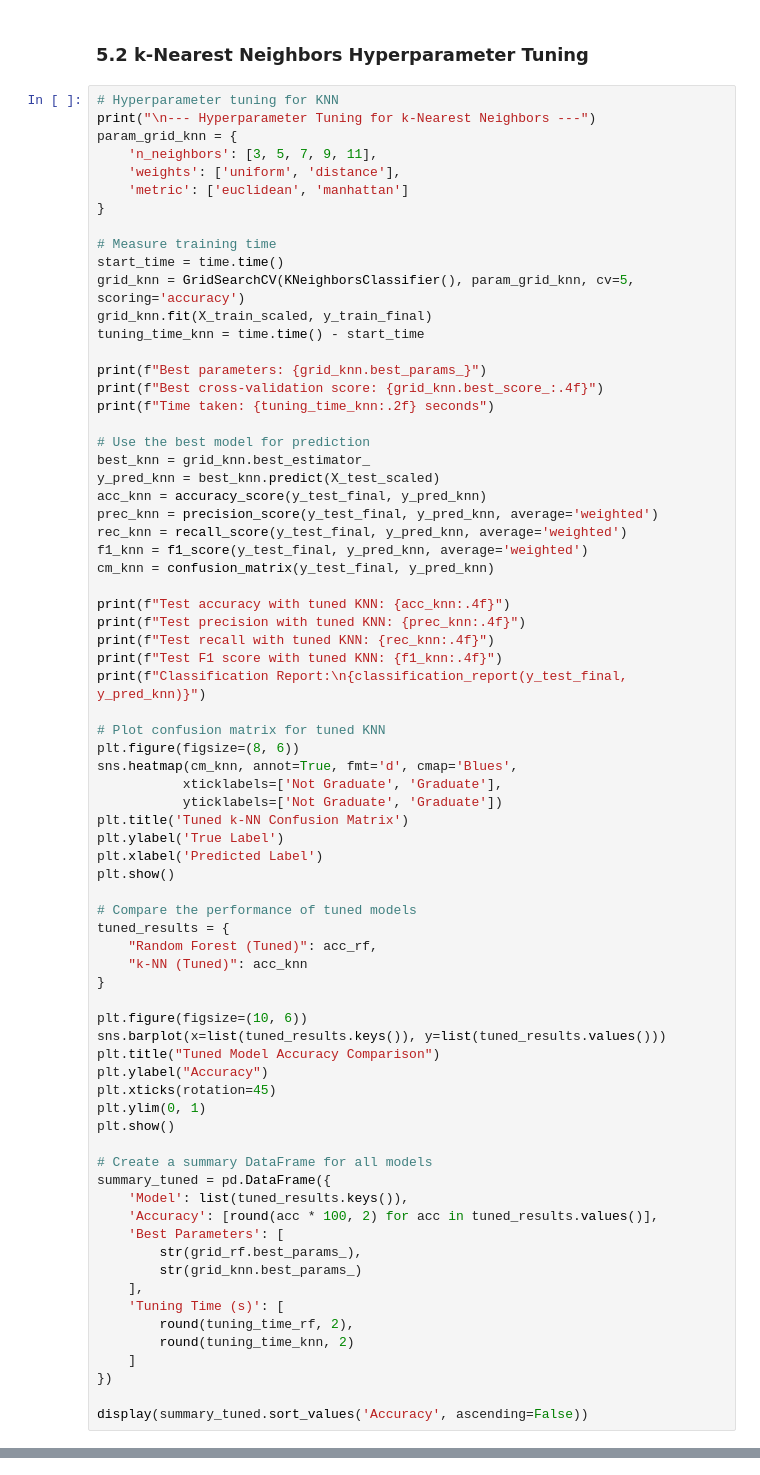
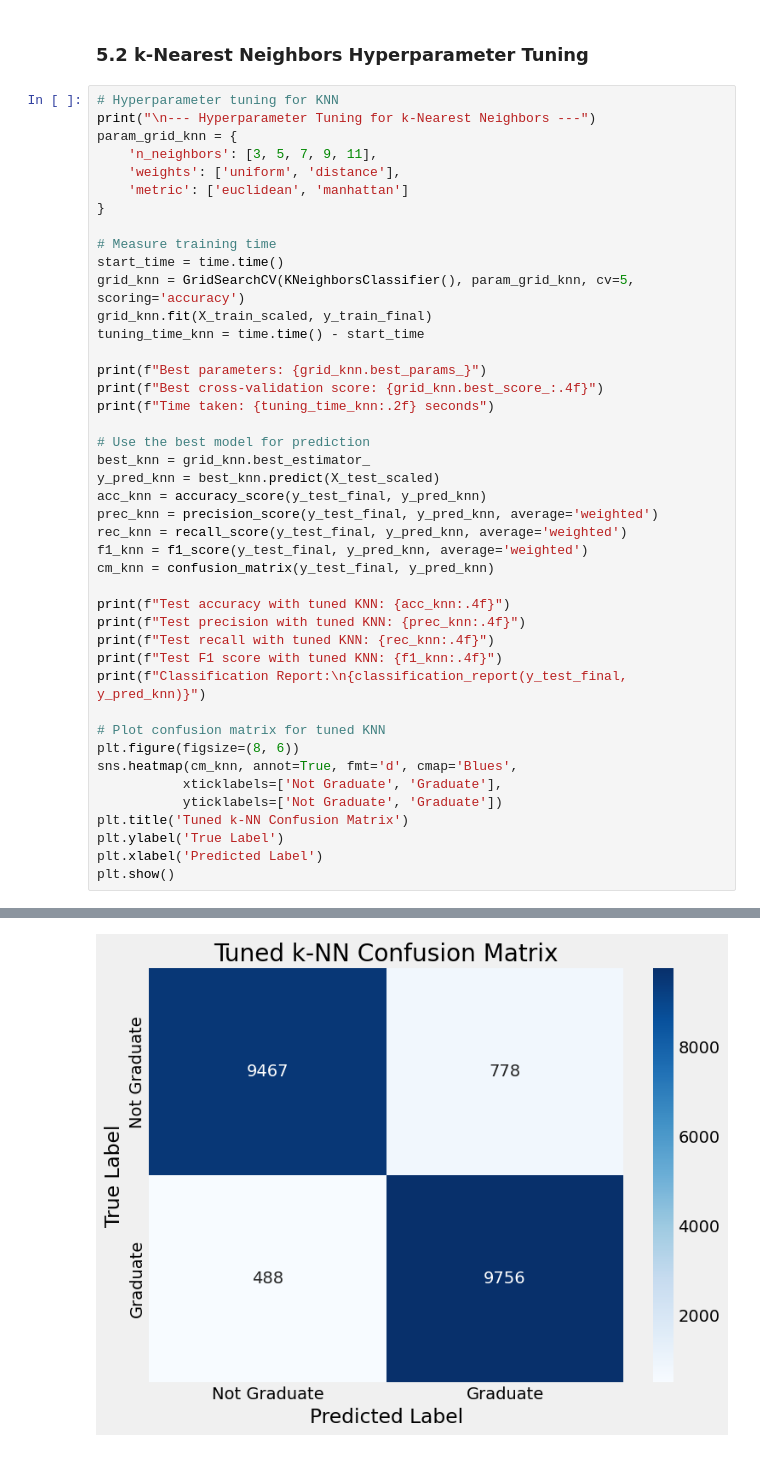
Before and after one commit to Manjeri998/IArt25, a Jupyter notebook: Proj2/src/student_outcome.ipynb, the cells around one changed output, grey strips where cells are left out. Saved outputs shown, nothing was run; the diff lists cells and outputs as text.

```diff
--- a/Proj2/src/student_outcome.ipynb
+++ b/Proj2/src/student_outcome.ipynb
@@ -484,34 +502,4 @@ plt.title('Tuned k-NN Confusion Matrix')
 plt.ylabel('True Label')
 plt.xlabel('Predicted Label')
 plt.show()
-
-# Compare the performance of tuned models
-tuned_results = {
-    "Random Forest (Tuned)": acc_rf,
-    "k-NN (Tuned)": acc_knn
-}
-
-plt.figure(figsize=(10, 6))
-sns.barplot(x=list(tuned_results.keys()), y=list(tuned_results.values()))
-plt.title("Tuned Model Accuracy Comparison")
-plt.ylabel("Accuracy")
-plt.xticks(rotation=45)
-plt.ylim(0, 1)
-plt.show()
-
-# Create a summary DataFrame for all models
-summary_tuned = pd.DataFrame({
-    'Model': list(tuned_results.keys()),
-    'Accuracy': [round(acc * 100, 2) for acc in tuned_results.values()],
-    'Best Parameters': [
-        str(grid_rf.best_params_),
-        str(grid_knn.best_params_)
-    ],
-    'Tuning Time (s)': [
-        round(tuning_time_rf, 2),
-        round(tuning_time_knn, 2)
-    ]
-})
-
-display(summary_tuned.sort_values('Accuracy', ascending=False))
 # %% [output]
@@ -519,0 +523 @@ KeyboardInterrupt:
+[figure, added]
```
Also changed, not shown: parts of 15 cells of this notebook.
